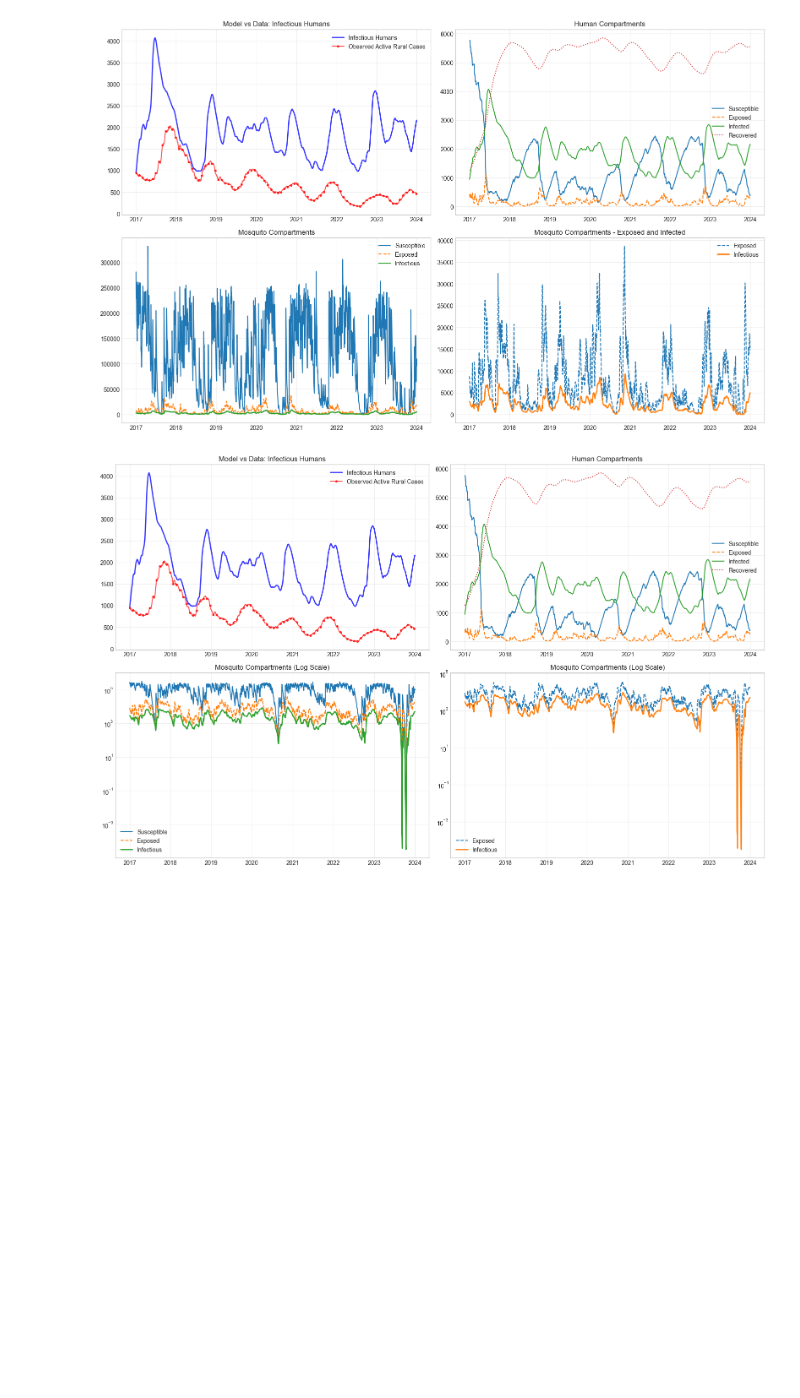
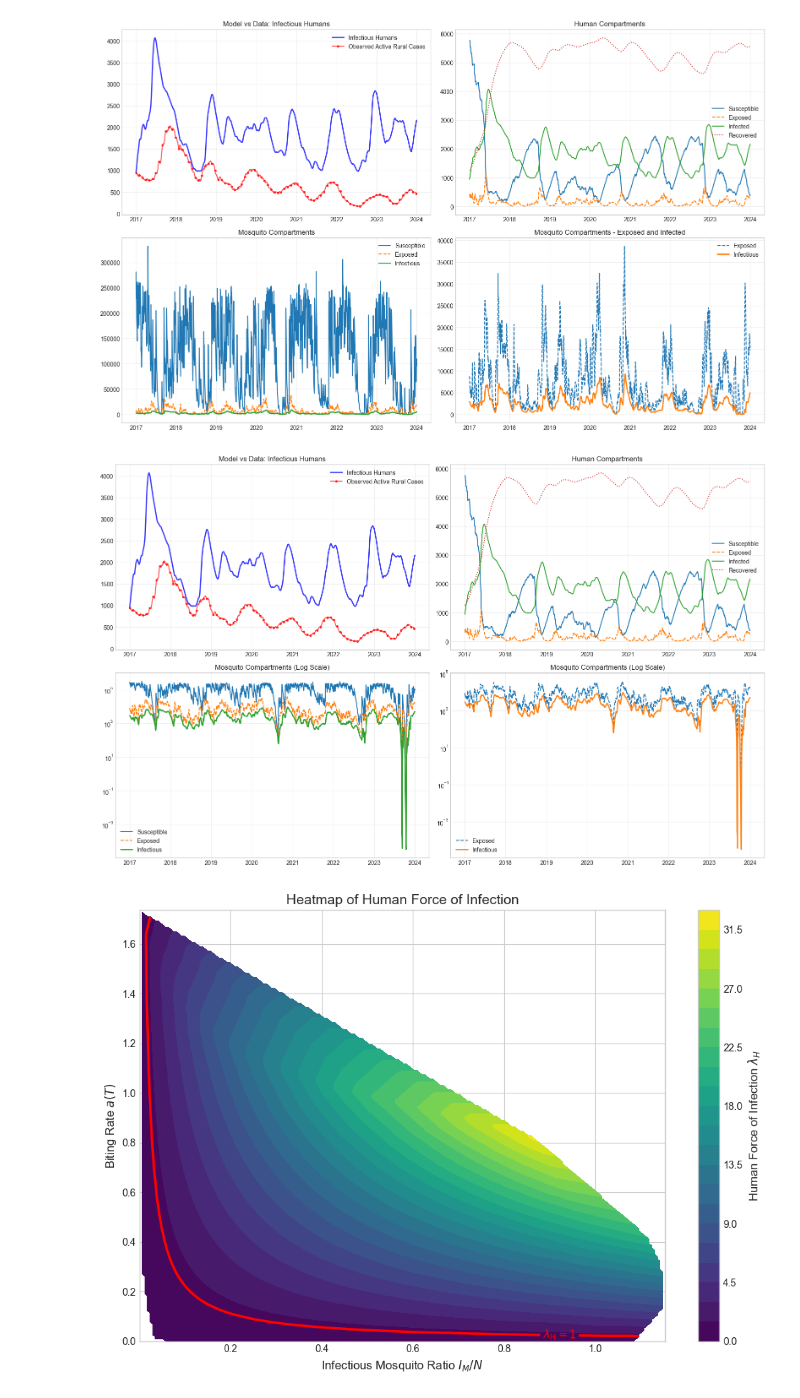
Before and after one commit to RaphaLevy/Study_on_malaria_dynamics_v2, a Jupyter notebook: models/seirs_sei/ode_models/Test_SEIRS_SEI_ODE.ipynb, the cells around one changed output. Saved outputs shown, nothing was run; the diff lists cells and outputs as text; code cells hidden in the pictures; blank space fills up the shorter version.

```diff
--- a/models/seirs_sei/ode_models/Test_SEIRS_SEI_ODE.ipynb
+++ b/models/seirs_sei/ode_models/Test_SEIRS_SEI_ODE.ipynb
@@ -813,6 +817,8 @@ plt.show()
 # %% [output]
 [figure]
 # %%
+combined_df['Temp'] = climate_data['temp_med'].values[:len(combined_df)]
+
 # Compute a(T) and b3(T)
 combined_df['a_T'] = combined_df['Temp'].apply(a)
 combined_df['b_3'] = combined_df['Temp'].apply(b3_briere_scaled_plasm)
@@ -868,30 +874,32 @@ contour = plt.contourf(
 critical_line = plt.contour(
     Xi,
     Yi,
     Zi,
     levels=[1],
     colors='red',
     linewidths=2.5
 )
 
 plt.clabel(
     critical_line,
     fmt={1: r'$\lambda_H = 1$'},
     fontsize=11
 )
 
 # Colorbar
 cbar = plt.colorbar(contour)
 cbar.set_label(r'Human Force of Infection $\lambda_H$', fontsize=12)
 
 # Labels
 plt.xlabel(r'Infectious Mosquito Ratio $I_M/N$', fontsize=12)
 plt.ylabel(r'Biting Rate $a(T)$', fontsize=12)
 
 plt.title(
     r'Heatmap of Human Force of Infection',
     fontsize=14
 )
 
 plt.tight_layout()
 plt.show()
+# %% [output]
+[figure, added]
```
Also changed, not shown: parts of 3 cells of this notebook.
